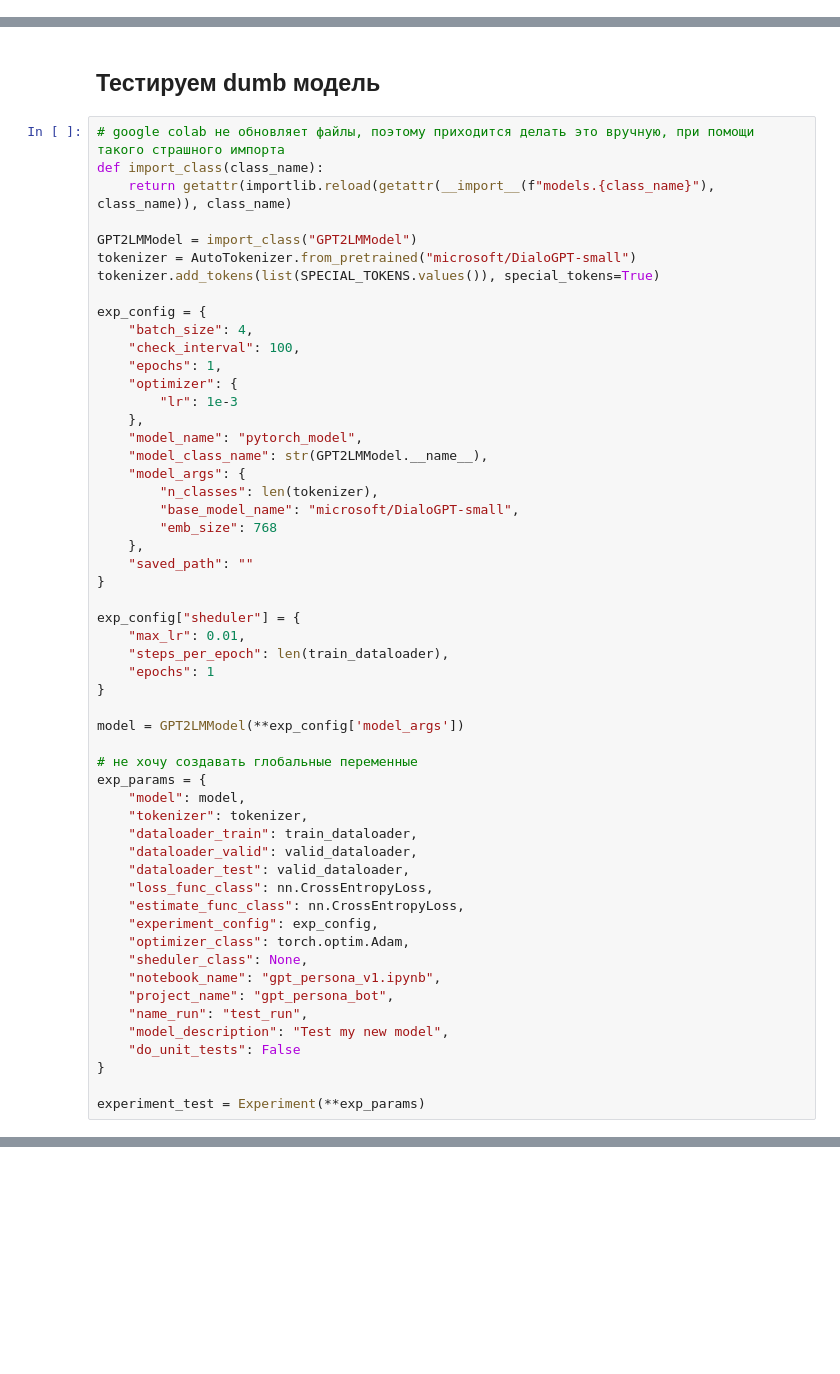
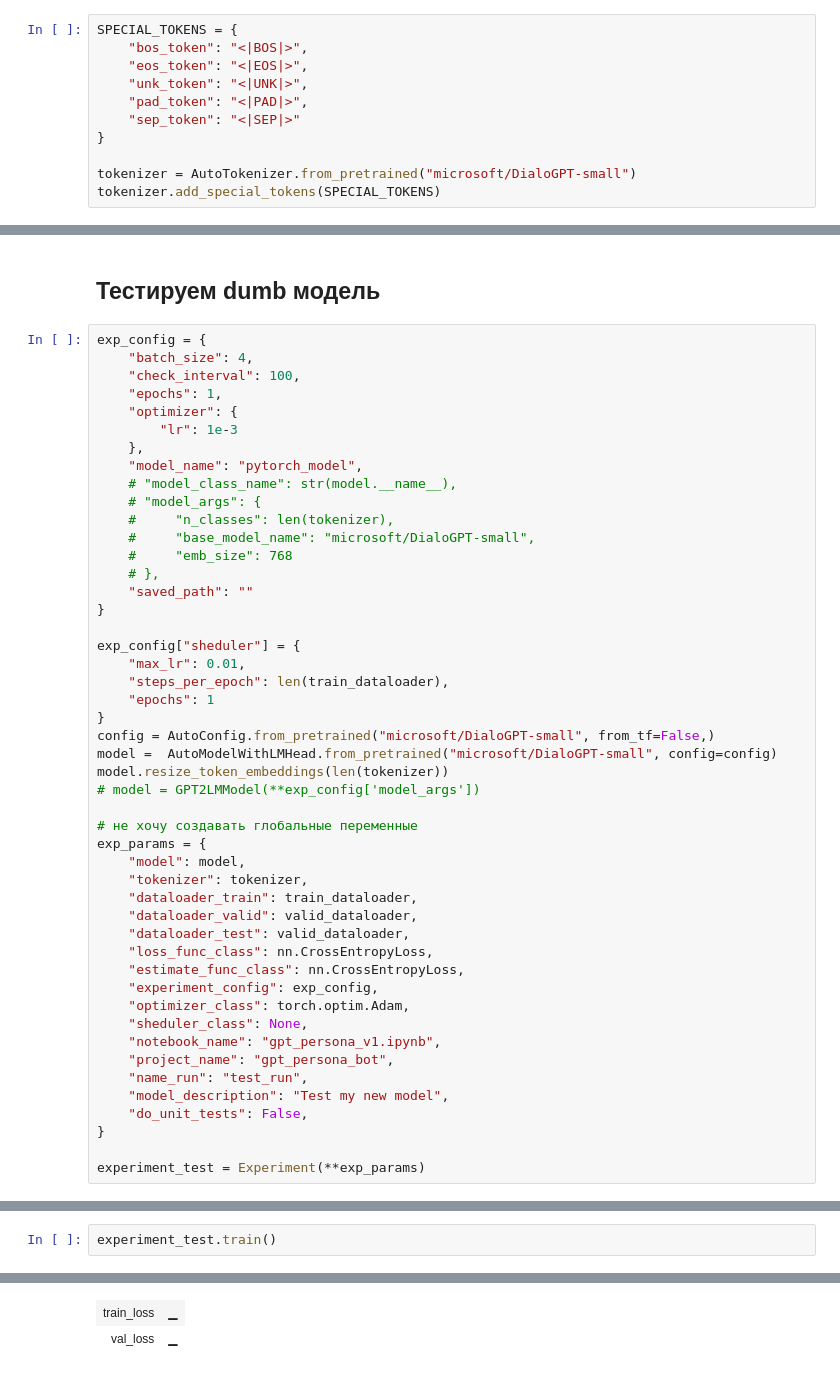
Before and after one commit to dmitrymailk/sirius_AIRI_2022, a Jupyter notebook: gpt_persona_v1/gpt_persona_v1.ipynb, the cells around one changed output, grey strips where cells are left out. Saved outputs shown, nothing was run; the diff lists cells and outputs as text; blank space fills up the shorter version.

Commit message:
modify train loop

```diff
--- a/gpt_persona_v1/gpt_persona_v1.ipynb
+++ b/gpt_persona_v1/gpt_persona_v1.ipynb
@@ -40,0 +29,11 @@ SPECIAL_TOKENS = {item:item for item in SPECIAL_TOKENS}
+# %%
+SPECIAL_TOKENS = {
+    "bos_token": "<|BOS|>",
+    "eos_token": "<|EOS|>",
+    "unk_token": "<|UNK|>",
+    "pad_token": "<|PAD|>",
+    "sep_token": "<|SEP|>"
+}
+
+tokenizer = AutoTokenizer.from_pretrained("microsoft/DialoGPT-small")
+tokenizer.add_special_tokens(SPECIAL_TOKENS)
@@ -550,14 +478,6 @@ valid_dataloader = DataLoader(
 # %% [markdown]
 ## Тестируем dumb модель
 # %%
-# google colab не обновляет файлы, поэтому приходится делать это вручную, при помощи такого страшного импорта
-def import_class(class_name):
-    return getattr(importlib.reload(getattr(__import__(f"models.{class_name}"), class_name)), class_name)
-
-GPT2LMModel = import_class("GPT2LMModel")
-tokenizer = AutoTokenizer.from_pretrained("microsoft/DialoGPT-small")
-tokenizer.add_tokens(list(SPECIAL_TOKENS.values()), special_tokens=True)
-
 exp_config = {
     "batch_size": 4,
     "check_interval": 100,
@@ -566,12 +486,12 @@ exp_config = {
         "lr": 1e-3
     },
     "model_name": "pytorch_model",
-    "model_class_name": str(GPT2LMModel.__name__),
-    "model_args": {
-        "n_classes": len(tokenizer),
-        "base_model_name": "microsoft/DialoGPT-small",
-        "emb_size": 768
-    },
+    # "model_class_name": str(model.__name__),
+    # "model_args": {
+    #     "n_classes": len(tokenizer),
+    #     "base_model_name": "microsoft/DialoGPT-small",
+    #     "emb_size": 768
+    # },
     "saved_path": ""
 }
 
@@ -580,8 +500,10 @@ exp_config["sheduler"] = {
     "steps_per_epoch": len(train_dataloader),
     "epochs": 1
 }
-
-model = GPT2LMModel(**exp_config['model_args'])
+config = AutoConfig.from_pretrained("microsoft/DialoGPT-small", from_tf=False,)
+model =  AutoModelWithLMHead.from_pretrained("microsoft/DialoGPT-small", config=config)
+model.resize_token_embeddings(len(tokenizer))
+# model = GPT2LMModel(**exp_config['model_args'])
 
 # не хочу создавать глобальные переменные
 exp_params = {
@@ -599,7 +521,7 @@ exp_params = {
     "project_name": "gpt_persona_bot",
     "name_run": "test_run",
     "model_description": "Test my new model",
-    "do_unit_tests": False
+    "do_unit_tests": False,
 }
 
 experiment_test = Experiment(**exp_params)
@@ -660,0 +530,3 @@ model.generate()
+# %%
+experiment_test.train()
+# %% [output]
@@ -660,0 +555,2 @@ model.generate()
+| train_loss | ▁ |
+| val_loss | ▁ |
```
Also changed, not shown: parts of 14 cells of this notebook, 1 other file.
